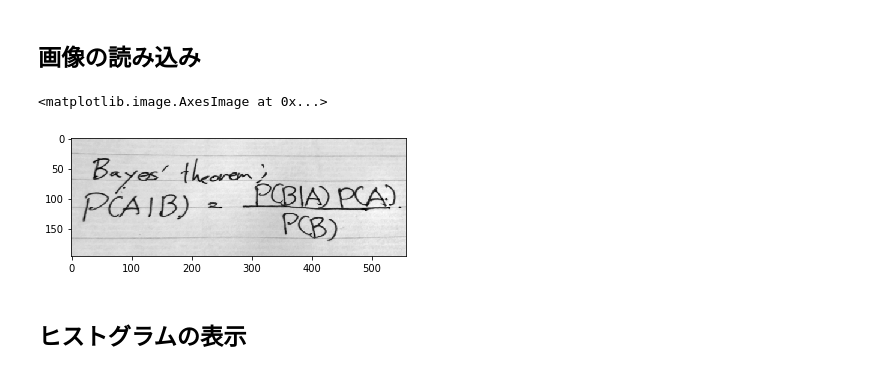
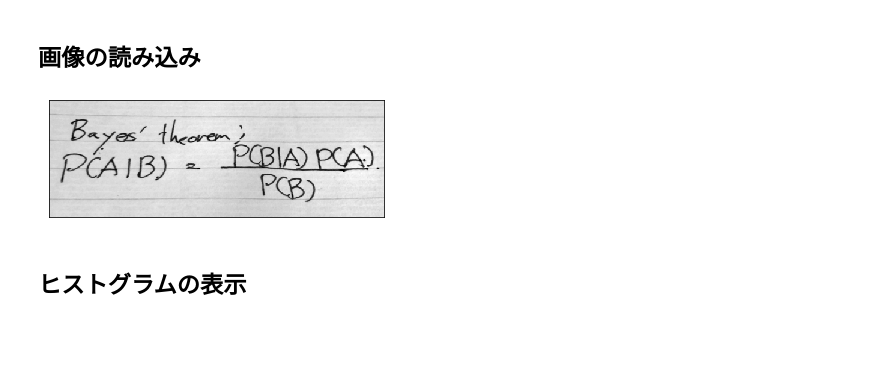
Before and after one commit to yuji0001/Threshold_Technic, a Jupyter notebook: Threshold_Technics.ipynb, the cells around one changed output. Drawn from its saved outputs; the diff is of its cells as text; code cells hidden in the pictures; blank space fills up the shorter version.

```diff
--- a/Threshold_Technics.ipynb
+++ b/Threshold_Technics.ipynb
@@ -10,10 +12,12 @@ import matplotlib.pyplot as plt
 # %%
 # グレースケール画像で読み込み
 img = cv2.imread('img/main.png',0)
 plt.imshow(img,cmap = "gray")
+plt.xticks([])
+plt.yticks([])
+plt.show()
 # %% [output]
-<matplotlib.image.AxesImage at 0x...>
-[figure, old version]
+[figure, new version]
 # %% [markdown]
 ## ヒストグラムの表示
 # %%
```
Also changed, not shown: parts of 24 cells of this notebook, 12 other files.
